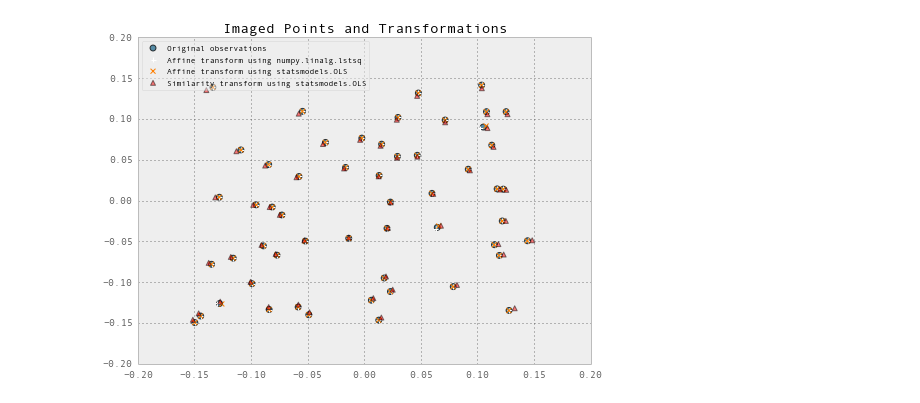
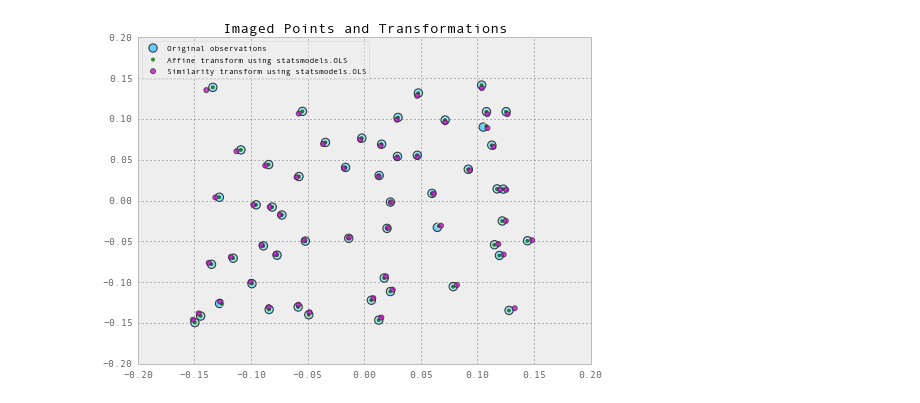
Before and after one commit to urschrei/linalg, a Jupyter notebook: statsmodels.ipynb, the cells around one changed output. Saved outputs shown, nothing was run; the diff lists cells and outputs as text; code cells hidden in the pictures.

Commit message:
Removing numpy.linalg.lstsq, and fixing plot

```diff
--- a/statsmodels.ipynb
+++ b/statsmodels.ipynb
@@ -67,49 +67,54 @@ coords['sm_similarity_y'] = coords['y_coordinates'] - coords['sm_similarity_y_re
 # %%
 fig = matplotlib.pyplot.gcf()
 # this will save as 722px (max width for a Github README) when dpi is set to 100
 fig.set_size_inches(7.22, 5.25)
 orig = plt.scatter(
     coords['x_coordinates'],
     coords['y_coordinates'],
-    color='#236b8e',
-    edgecolor='k',
+    color='#66CCFF',
+    edgecolor='#333333',
+    marker='o',
     lw=1,
-    s=35,
-    alpha=0.75)
-upd = plt.scatter(
-    coords['new_x'],
-    coords['new_y'],
-    marker='+',
-    color='w',
-    lw=1,
-    s=25)
+    s=70,
+    alpha=1.0)
+#upd = plt.scatter(
+#    coords['new_x'],
+#    coords['new_y'],
+#    marker='o',
+#    color='orange',
+#    edgecolor='#666666',
+#   lw=1,
+#   s=25,
+#    alpha=0.75)
 af = plt.scatter(
     coords['sm_affine_x'],
     coords['sm_affine_y'],
-    marker='x',
-    color='#FF7F00',
+    marker='o',
+    color='#006600',
+    edgecolor='#333333',
     lw=1,
-    s=25)
+    s=25,
+    alpha=0.75)
 sm = plt.scatter(
     coords['sm_similarity_x'],
     coords['sm_similarity_y'],
-    marker='^',
-    color='r',
+    marker='o',
+    color='#CC00CC',
+    edgecolor='#333333',
     lw=1,
     s=25,
-    alpha=0.5,edgecolor='k')
+    alpha=0.75)
 plt.title("Imaged Points and Transformations")
 leg = plt.legend(
-    (orig, upd, af, sm),
+    (orig, af, sm),
     ('Original observations',
-     'Affine transform using numpy.linalg.lstsq',
     'Affine transform using statsmodels.OLS',
     'Similarity transform using statsmodels.OLS'),
     loc='upper left',
     scatterpoints=1,
     fontsize=8)
 leg.get_frame().set_alpha(0.5)
 plt.tight_layout()
 plt.savefig('results.png', dpi=100, alpha=True)
 # %% [output]
-[figure, old version]
+[figure, new version]
```
Also changed, not shown: parts of 2 cells of this notebook, 2 other files.
